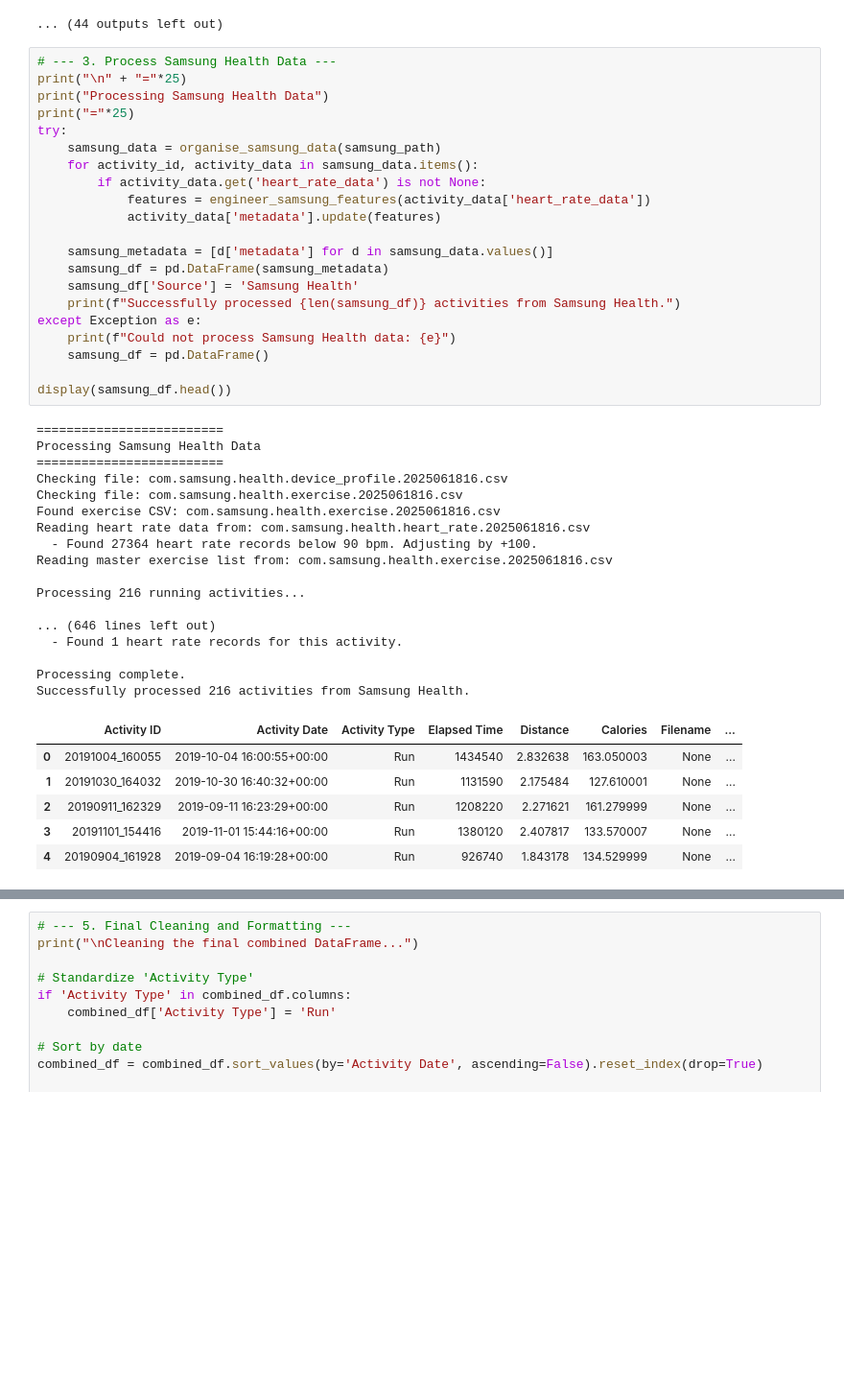
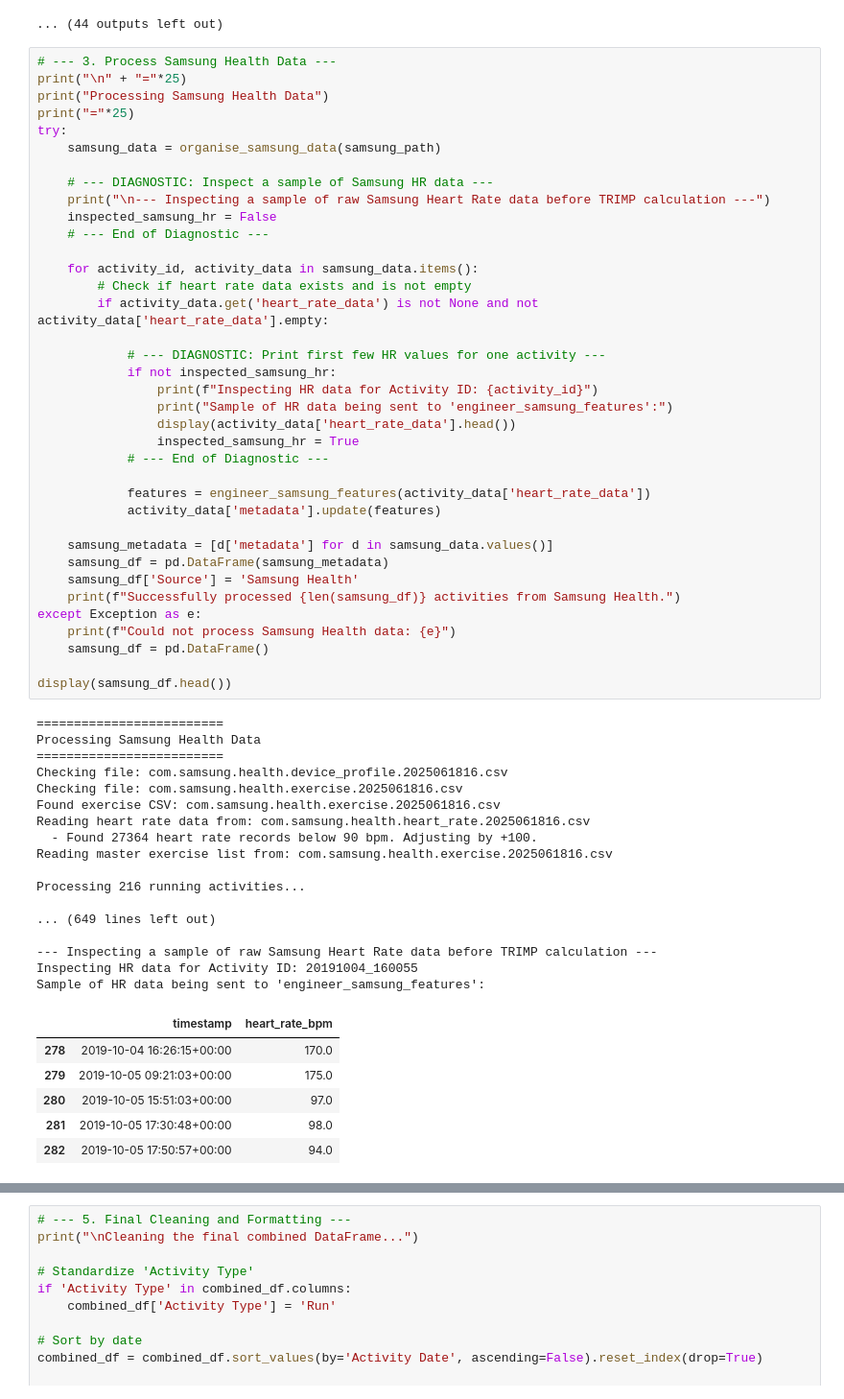
Before and after one commit to nab-iel/marathon-data, a Jupyter notebook: combined_analysis.ipynb, the cells around one changed output, grey strips where cells are left out. Shown at 96% size. Saved outputs shown, nothing was run; the diff lists cells and outputs as text; blank space fills up the shorter version.

```diff
--- a/combined_analysis.ipynb
+++ b/combined_analysis.ipynb
@@ -222,41 +223,57 @@ print("Processing Samsung Health Data")
 print("="*25)
 try:
     samsung_data = organise_samsung_data(samsung_path)
+
+    # --- DIAGNOSTIC: Inspect a sample of Samsung HR data ---
+    print("\n--- Inspecting a sample of raw Samsung Heart Rate data before TRIMP calculation ---")
+    inspected_samsung_hr = False
+    # --- End of Diagnostic ---
+
     for activity_id, activity_data in samsung_data.items():
-        if activity_data.get('heart_rate_data') is not None:
+        # Check if heart rate data exists and is not empty
+        if activity_data.get('heart_rate_data') is not None and not activity_data['heart_rate_data'].empty:
+
+            # --- DIAGNOSTIC: Print first few HR values for one activity ---
+            if not inspected_samsung_hr:
+                print(f"Inspecting HR data for Activity ID: {activity_id}")
+                print("Sample of HR data being sent to 'engineer_samsung_features':")
+                display(activity_data['heart_rate_data'].head())
+                inspected_samsung_hr = True
+            # --- End of Diagnostic ---
+
             features = engineer_samsung_features(activity_data['heart_rate_data'])
             activity_data['metadata'].update(features)
 
     samsung_metadata = [d['metadata'] for d in samsung_data.values()]
     samsung_df = pd.DataFrame(samsung_metadata)
     samsung_df['Source'] = 'Samsung Health'
     print(f"Successfully processed {len(samsung_df)} activities from Samsung Health.")
 except Exception as e:
     print(f"Could not process Samsung Health data: {e}")
     samsung_df = pd.DataFrame()
 
 display(samsung_df.head())
 # %% [output]
 =========================
 Processing Samsung Health Data
 =========================
 Checking file: com.samsung.health.device_profile.2025061816.csv
 Checking file: com.samsung.health.exercise.2025061816.csv
 Found exercise CSV: com.samsung.health.exercise.2025061816.csv
 Reading heart rate data from: com.samsung.health.heart_rate.2025061816.csv
   - Found 27364 heart rate records below 90 bpm. Adjusting by +100.
 Reading master exercise list from: com.samsung.health.exercise.2025061816.csv
 
 Processing 216 running activities...
 
-... (646 lines left out)
-  - Found 1 heart rate records for this activity.
+... (649 lines left out)
 
-Processing complete.
-Successfully processed 216 activities from Samsung Health.
+--- Inspecting a sample of raw Samsung Heart Rate data before TRIMP calculation ---
+Inspecting HR data for Activity ID: 20191004_160055
+Sample of HR data being sent to 'engineer_samsung_features':
-|  | Activity ID | Activity Date | Activity Type | Elapsed Time | Distance | Calories | Filename | ... |
-| 0 | 20191004_160055 | 2019-10-04 16:00:55+00:00 | Run | 1434540 | 2.832638 | 163.050003 | None | ... |
-| 1 | 20191030_164032 | 2019-10-30 16:40:32+00:00 | Run | 1131590 | 2.175484 | 127.610001 | None | ... |
-| 2 | 20190911_162329 | 2019-09-11 16:23:29+00:00 | Run | 1208220 | 2.271621 | 161.279999 | None | ... |
-| 3 | 20191101_154416 | 2019-11-01 15:44:16+00:00 | Run | 1380120 | 2.407817 | 133.570007 | None | ... |
-| 4 | 20190904_161928 | 2019-09-04 16:19:28+00:00 | Run | 926740 | 1.843178 | 134.529999 | None | ... |
+|  | timestamp | heart_rate_bpm |
+| 278 | 2019-10-04 16:26:15+00:00 | 170.0 |
+| 279 | 2019-10-05 09:21:03+00:00 | 175.0 |
+| 280 | 2019-10-05 15:51:03+00:00 | 97.0 |
+| 281 | 2019-10-05 17:30:48+00:00 | 98.0 |
+| 282 | 2019-10-05 17:50:57+00:00 | 94.0 |
```
Also changed, not shown: parts of 10 cells of this notebook.
